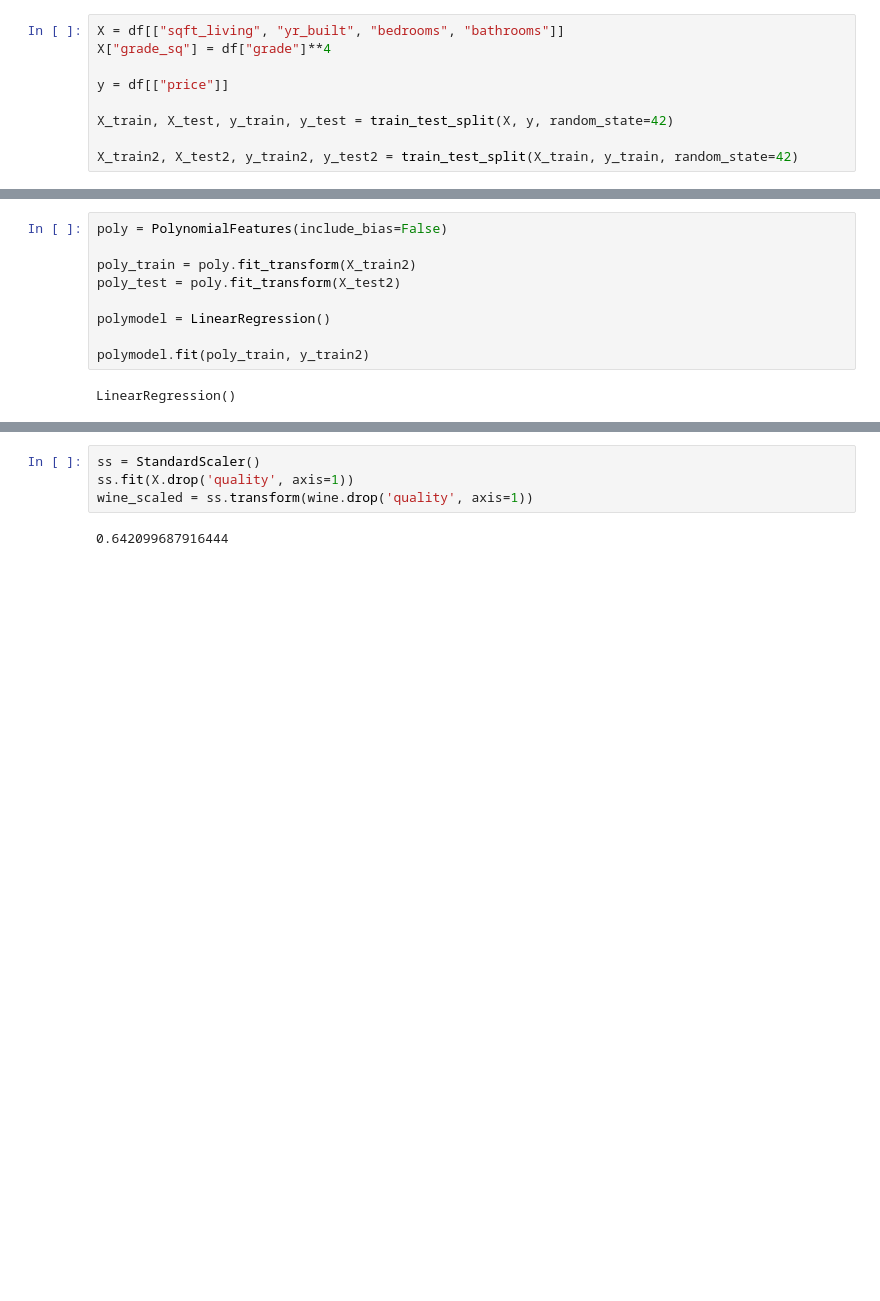
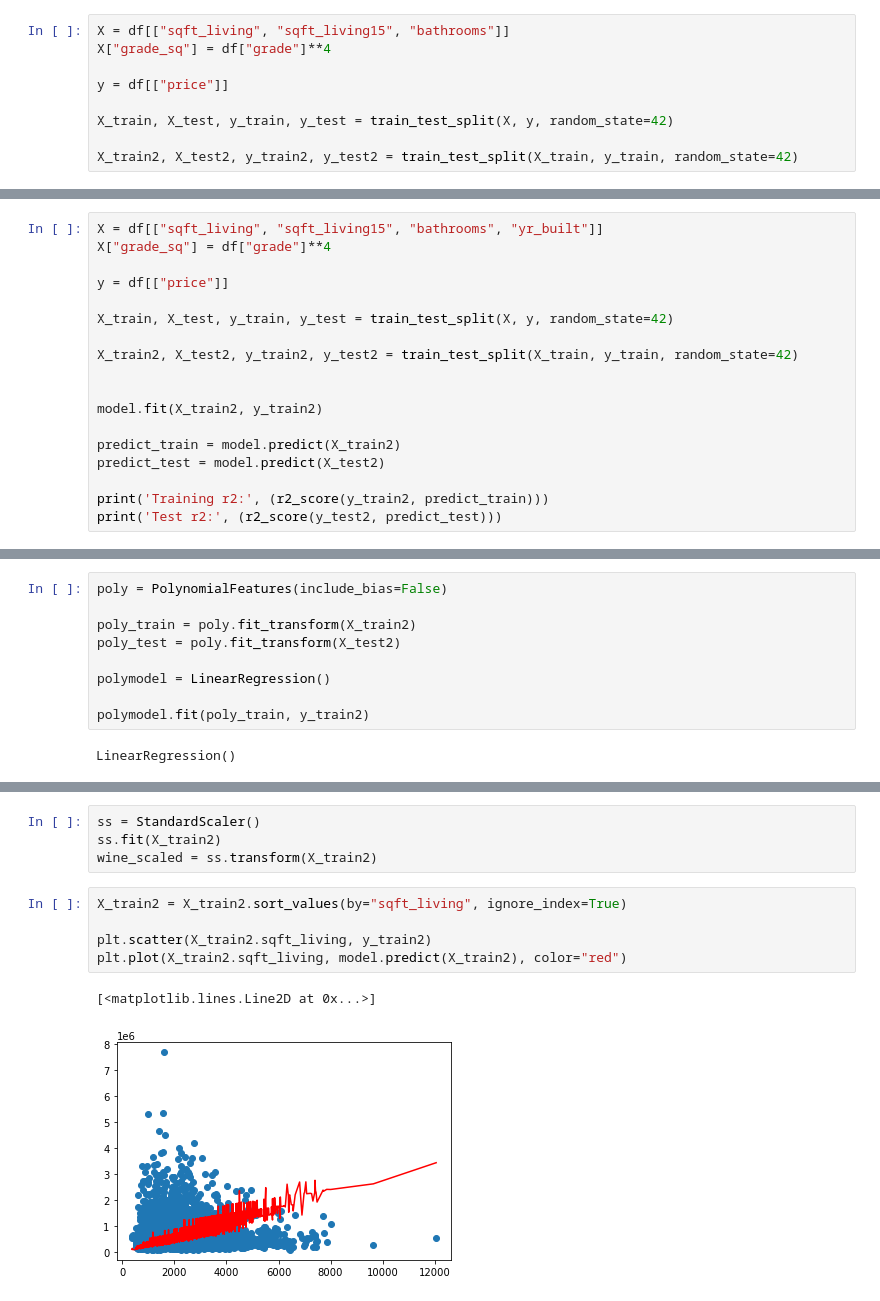
Before and after one commit to jnhoogstra/bsc-phase-two-project, a Jupyter notebook: notebooks/exploratory/jake/jake_dataprep.ipynb, the cells around one changed output, grey strips where cells are left out. Saved outputs shown, nothing was run; the diff lists cells and outputs as text; blank space fills up the shorter version.

```diff
--- a/notebooks/exploratory/jake/jake_dataprep.ipynb
+++ b/notebooks/exploratory/jake/jake_dataprep.ipynb
@@ -78,5 +145,5 @@ bathrooms honorable mention
 # %%
-X = df[["sqft_living", "yr_built", "bedrooms", "bathrooms"]]
+X = df[["sqft_living", "sqft_living15", "bathrooms"]]
 X["grade_sq"] = df["grade"]**4
 
 y = df[["price"]]
@@ -110,0 +176,18 @@ array([7454038.85063328])
+# %%
+X = df[["sqft_living", "sqft_living15", "bathrooms", "yr_built"]]
+X["grade_sq"] = df["grade"]**4
+
+y = df[["price"]]
+
+X_train, X_test, y_train, y_test = train_test_split(X, y, random_state=42)
+
+X_train2, X_test2, y_train2, y_test2 = train_test_split(X_train, y_train, random_state=42)
+
+
+model.fit(X_train2, y_train2)
+
+predict_train = model.predict(X_train2)
+predict_test = model.predict(X_test2)
+
+print('Training r2:', (r2_score(y_train2, predict_train)))
+print('Test r2:', (r2_score(y_test2, predict_test)))
@@ -132,6 +223,12 @@ r2_score(y_test2, polypredict)
 # %%
 ss = StandardScaler()
-ss.fit(X.drop('quality', axis=1))
-wine_scaled = ss.transform(wine.drop('quality', axis=1))
+ss.fit(X_train2)
+wine_scaled = ss.transform(X_train2)
-# %% [output]
-0.642099687916444
+# %%
+X_train2 = X_train2.sort_values(by="sqft_living", ignore_index=True)
+
+plt.scatter(X_train2.sqft_living, y_train2)
+plt.plot(X_train2.sqft_living, model.predict(X_train2), color="red")
+# %% [output]
+[<matplotlib.lines.Line2D at 0x...>]
+[figure, added]
```
Also changed, not shown: parts of 18 cells of this notebook.
